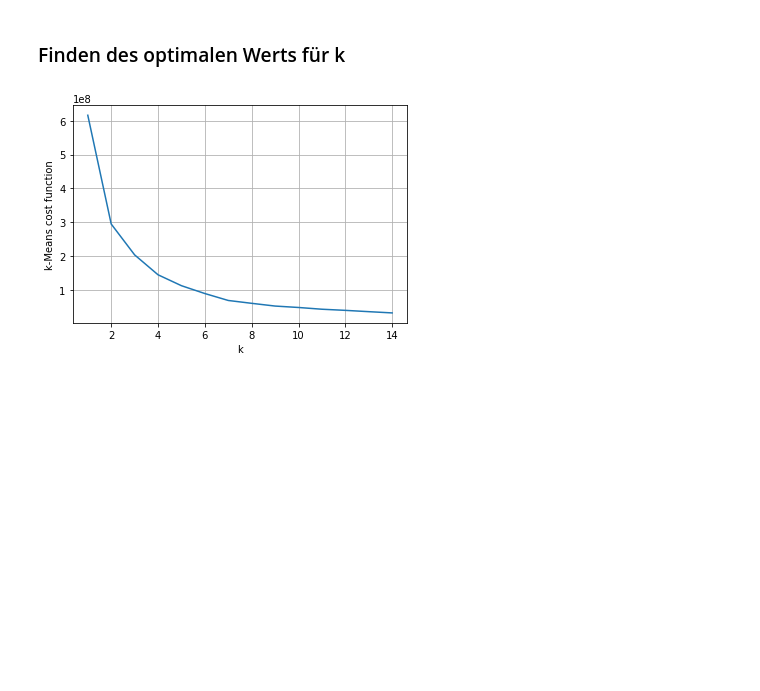
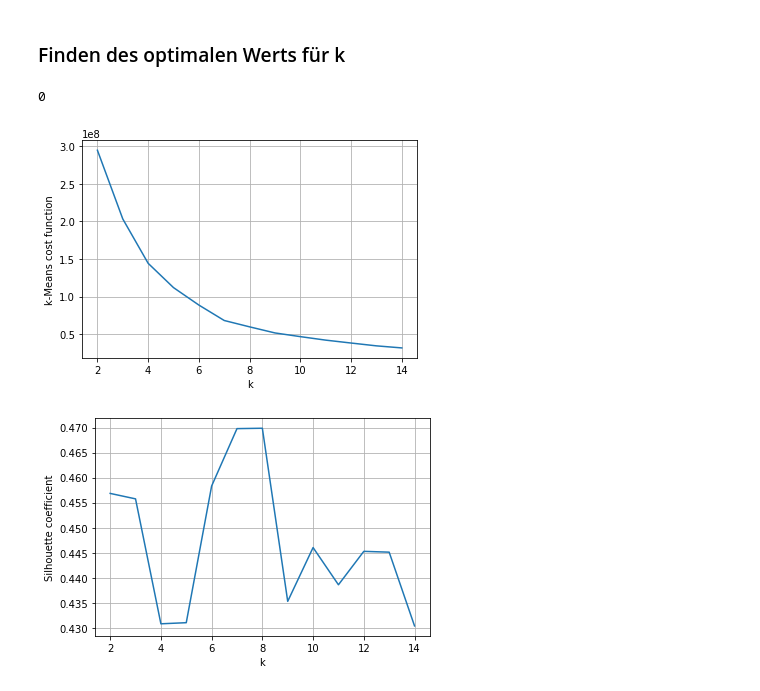
Before and after one commit to mie-lab/teaching_examples, a Jupyter notebook: clustering/kmeans.ipynb, the cells around one changed output. Cells and saved outputs as stored; diff of their text form; code cells hidden in the pictures; blank space fills up the shorter version.

Commit message:
Included s-score

```diff
--- a/clustering/kmeans.ipynb
+++ b/clustering/kmeans.ipynb
@@ -51,19 +54,34 @@ interact(plot_kmeans, k=widgets.IntSlider(min=3, max=50, step=1, value=3, contin
 interactive(children=(IntSlider(value=3, continuous_update=False, description='k', max=50, min=3), Output()), …
 # %% [markdown]
 ### Finden des optimalen Werts für k
+# %%
+min(kmeans.labels_)
+# %% [output]
+0
 # %%
-scores = []
-ks = range(1, 15, 1)
+kmeans_loss = []
+sil_score = []
+
+ks = range(2, 15, 1)
 
 for k in ks:
     kmeans = KMeans(n_clusters=k).fit(X)
-    scores.append(kmeans.inertia_)
+    kmeans_loss.append(kmeans.inertia_)
+    sil_score.append(sklearn.metrics.silhouette_score(X, kmeans.labels_))
 
 plt.figure()
-plt.plot(ks, scores)
+plt.plot(ks, kmeans_loss)
 plt.xlabel("k")
 plt.ylabel("k-Means cost function")
 plt.grid()
 plt.show()
+
+plt.figure()
+plt.plot(ks, sil_score)
+plt.xlabel("k")
+plt.ylabel("Silhouette coefficient")
+plt.grid()
+plt.show()
 # %% [output]
-[figure, old version]
+[figure, new version]
+[figure, added]
```
Also changed, not shown: parts of 2 cells of this notebook, 2 other files.
